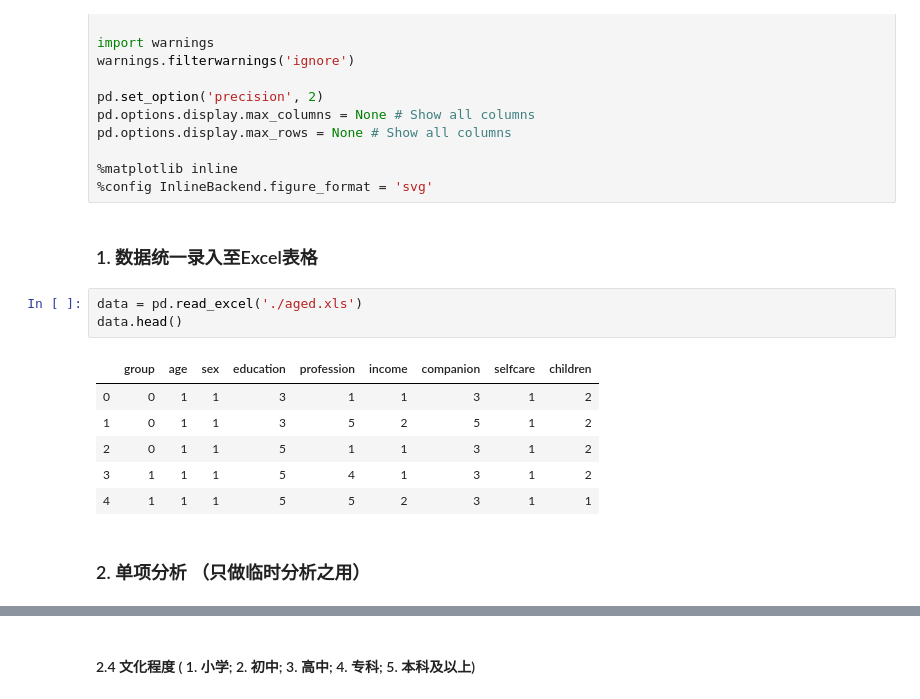
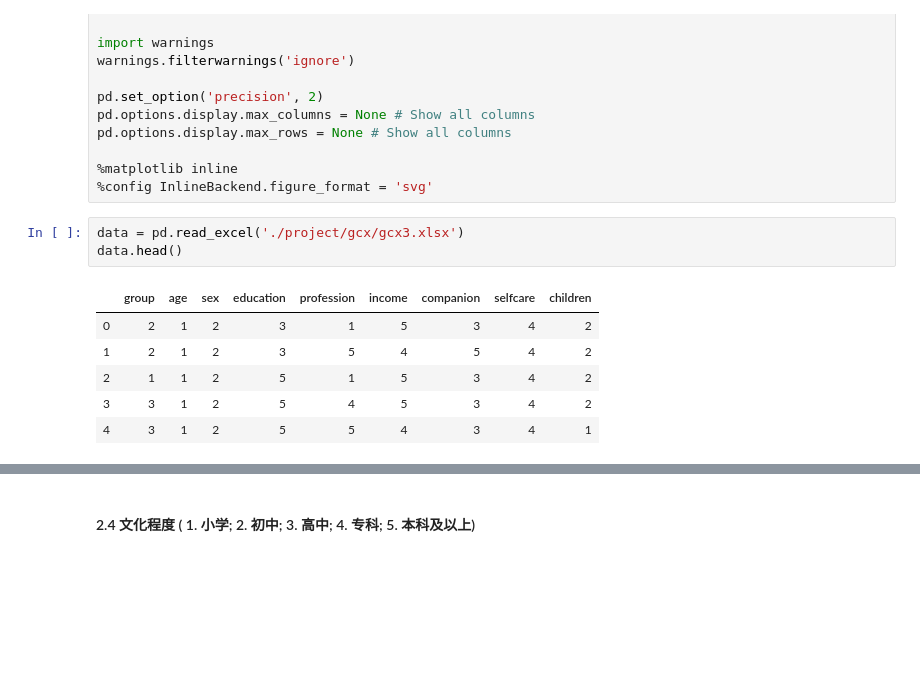
Before and after one commit to dearfad/mmhelper, a Jupyter notebook: project/gcx/care_for_aged.ipynb, the cells around one changed output, grey strips where cells are left out. Saved outputs shown, nothing was run; the diff lists cells and outputs as text; blank space fills up the shorter version.

```diff
--- a/project/gcx/care_for_aged.ipynb
+++ b/project/gcx/care_for_aged.ipynb
@@ -188,18 +45,14 @@ pd.options.display.max_rows = None # Show all columns
 
 %matplotlib inline
 %config InlineBackend.figure_format = 'svg'
-# %% [markdown]
-###  1. 数据统一录入至Excel表格
 # %%
-data = pd.read_excel('./aged.xls')
+data = pd.read_excel('./project/gcx/gcx3.xlsx')
 data.head()
 # %% [output]
 |  | group | age | sex | education | profession | income | companion | selfcare | children |
-| 0 | 0 | 1 | 1 | 3 | 1 | 1 | 3 | 1 | 2 |
-| 1 | 0 | 1 | 1 | 3 | 5 | 2 | 5 | 1 | 2 |
-| 2 | 0 | 1 | 1 | 5 | 1 | 1 | 3 | 1 | 2 |
-| 3 | 1 | 1 | 1 | 5 | 4 | 1 | 3 | 1 | 2 |
-| 4 | 1 | 1 | 1 | 5 | 5 | 2 | 3 | 1 | 1 |
+| 0 | 2 | 1 | 2 | 3 | 1 | 5 | 3 | 4 | 2 |
+| 1 | 2 | 1 | 2 | 3 | 5 | 4 | 5 | 4 | 2 |
+| 2 | 1 | 1 | 2 | 5 | 1 | 5 | 3 | 4 | 2 |
+| 3 | 3 | 1 | 2 | 5 | 4 | 5 | 3 | 4 | 2 |
+| 4 | 3 | 1 | 2 | 5 | 5 | 4 | 3 | 4 | 1 |
-# %% [markdown]
-### 2. 单项分析 （只做临时分析之用）
 # %%
```
Also changed, not shown: parts of 44 cells of this notebook, 3 other files.
